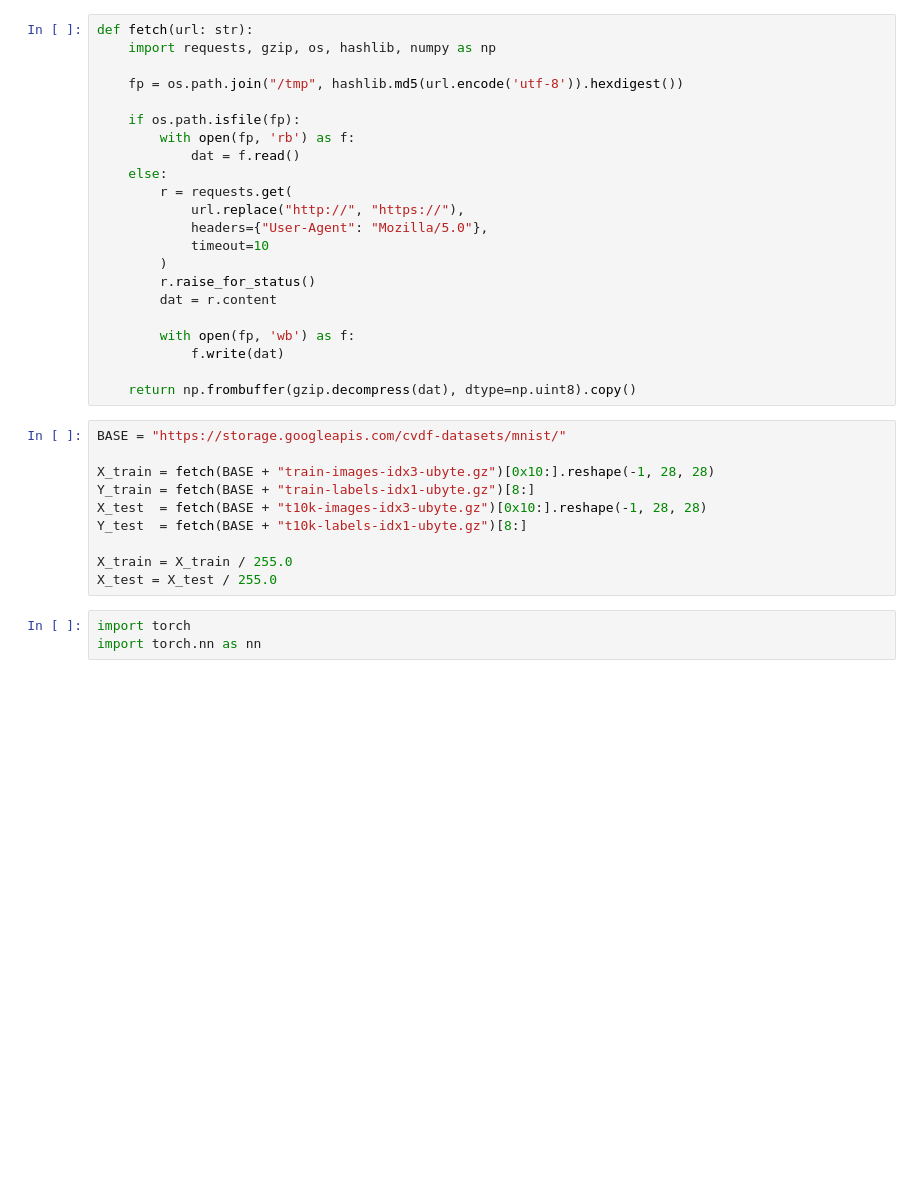
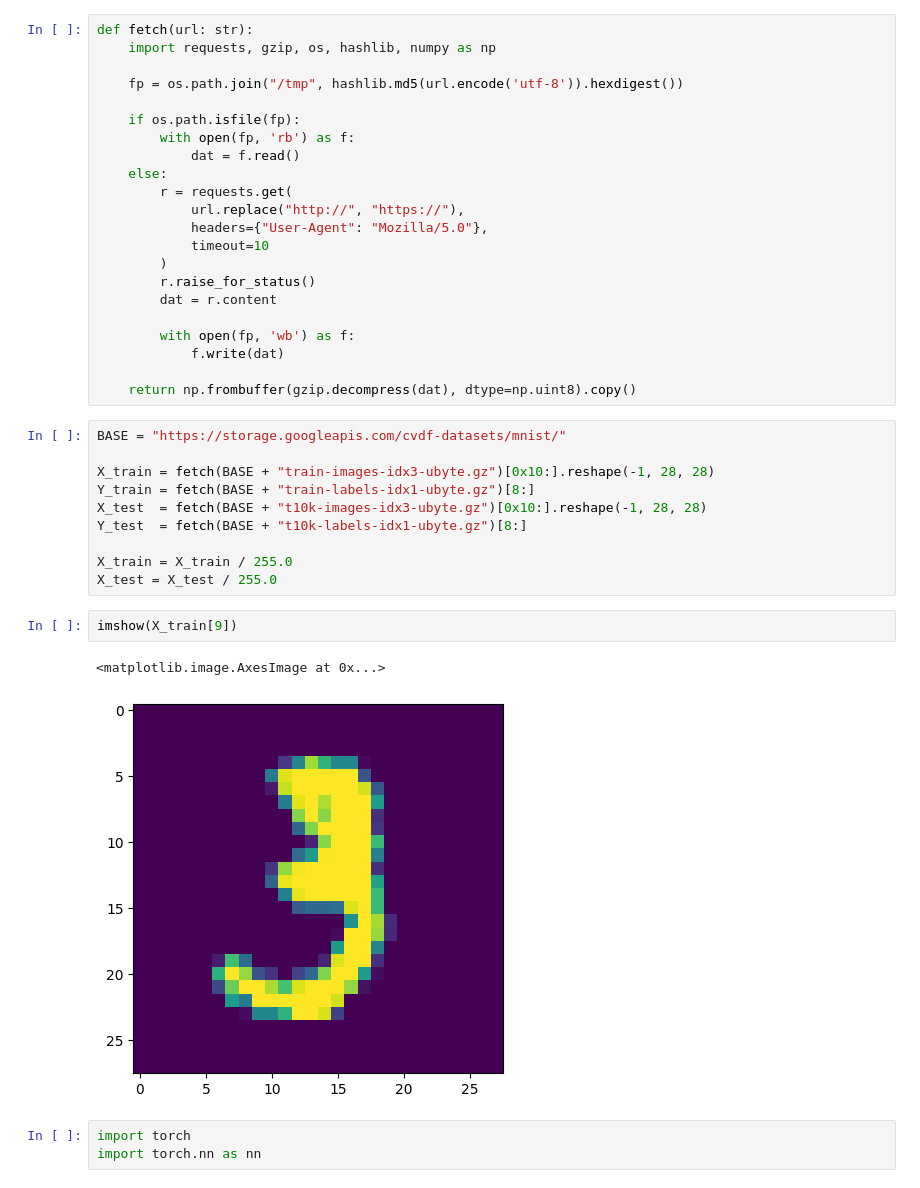
Before and after one commit to vadym-seleznov-off/noob-mnist, a Jupyter notebook: mnist-torch.ipynb, the cells around one changed output. Drawn from its saved outputs; the diff is of its cells as text; blank space fills up the shorter version.

```diff
--- a/mnist-torch.ipynb
+++ b/mnist-torch.ipynb
@@ -35,6 +35,11 @@ Y_test  = fetch(BASE + "t10k-labels-idx1-ubyte.gz")[8:]
 
 X_train = X_train / 255.0
 X_test = X_test / 255.0
+# %%
+imshow(X_train[9])
+# %% [output]
+<matplotlib.image.AxesImage at 0x...>
+[figure, added]
 # %%
 import torch
 import torch.nn as nn
```
Also changed, not shown: parts of 2 cells of this notebook.
